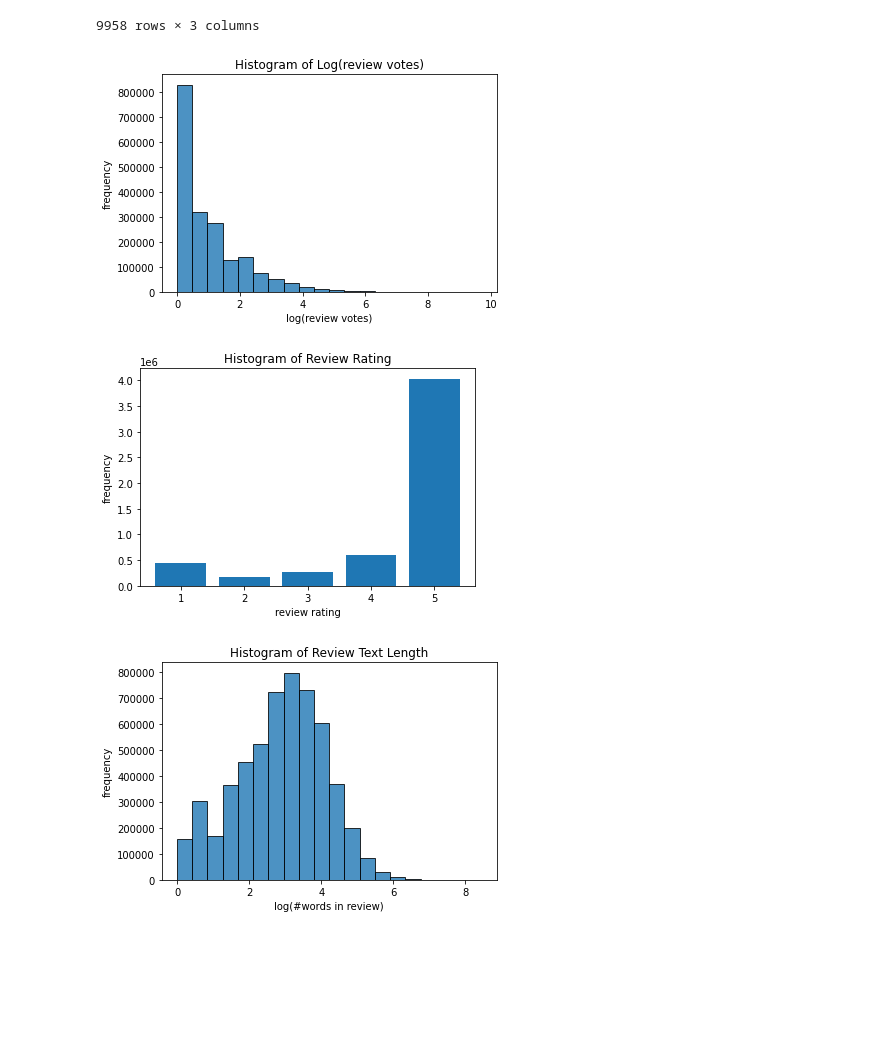
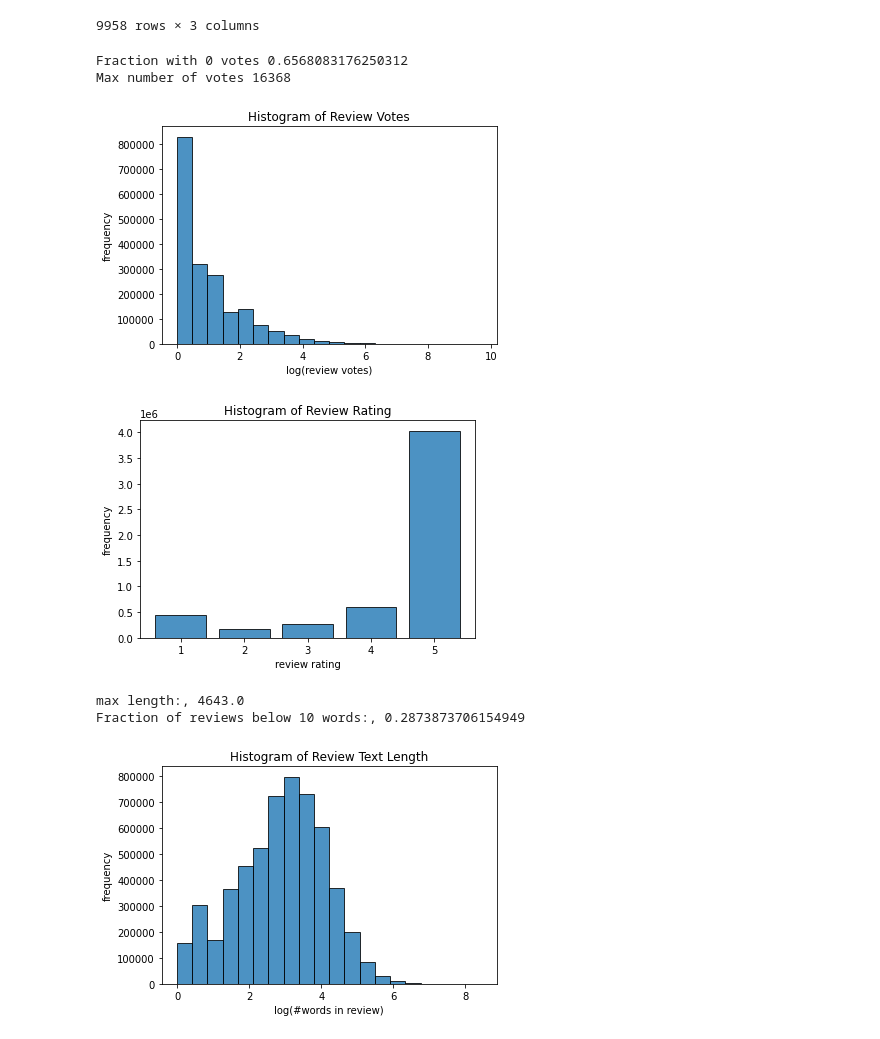
Before and after one commit to lotusxia/297r-caps, a Jupyter notebook: EDA/pattern_EDA_LX.ipynb, the cells around one changed output. Cells and saved outputs as stored; diff of their text form; code cells hidden in the pictures; blank space fills up the shorter version.

```diff
--- a/EDA/pattern_EDA_LX.ipynb
+++ b/EDA/pattern_EDA_LX.ipynb
@@ -245,0 +276,2 @@ review_full.head()
+# %%
+review_full['year'] = pd.DatetimeIndex(review_full['review_date']).year
@@ -265,25 +301,35 @@ merged_first_date
 # %%
 # add a column of numeric review rotes
 review_full['reviewvotes_num'] = review_full["reviewvotes"].fillna('0').str.split().str[0].replace('One','1').str.replace(',','').astype('int')
+# %%
+zero_votes = np.mean(review_full['reviewvotes_num']==0)
+print("Fraction with 0 votes", zero_votes)
+max_votes = review_full['reviewvotes_num'].max()
+print("Max number of votes", max_votes)
+# %% [output]
+Fraction with 0 votes 0.6568083176250312
+Max number of votes 16368
 # %%
 # plot LOG review votes (raw #review votes are super right skewed)
 f, axs = plt.subplots(1,1,figsize=(6,4));
 axs.hist(np.log(review_full.query('reviewvotes_num>0')['reviewvotes_num']),
          edgecolor='k', alpha=0.8, bins=20);
-axs.set(title='Histogram of Log(review votes)',
+axs.set(title='Histogram of Review Votes',
         xlabel='log(review votes)',
         ylabel='frequency');
 # %% [output]
-[figure, old version]
+[figure, new version]
 # %%
 # plot review rating
 f, axs = plt.subplots(1,1,figsize=(6,4));
-axs.bar(review_full['reviewrating'].value_counts().index, review_full['reviewrating'].value_counts().values)
+axs.bar(review_full['reviewrating'].value_counts().index,
+        review_full['reviewrating'].value_counts().values,
+        edgecolor='k', alpha=0.8)
 axs.set(title='Histogram of Review Rating',
         xlabel='review rating',
         ylabel='frequency');
 # %% [output]
-[figure, old version]
+[figure, new version]
 # %%
 # compute #words in each review
 
@@ -297,6 +343,15 @@ while idx < review_full.shape[0]:
   end_idx = min(review_full.shape[0], idx+chunck_size)
   review_full.loc[idx:end_idx,'review_text_len'] = review_full.loc[idx:end_idx, 'review_text'].str.split().str.len().values
   idx += chunck_size
+# %%
+max_len = np.max(review_full["review_text_len"])
+print(f'max length:, {max_len}')
+
+short_reviews = np.mean(review_full["review_text_len"] < 10)
+print(f'Fraction of reviews below 10 words:, {short_reviews}')
+# %% [output]
+max length:, 4643.0
+Fraction of reviews below 10 words:, 0.2873873706154949
 # %%
 # plot length of reviews
 f, axs = plt.subplots(1,1,figsize=(6,4));
```
Also changed, not shown: parts of 30 cells of this notebook.
